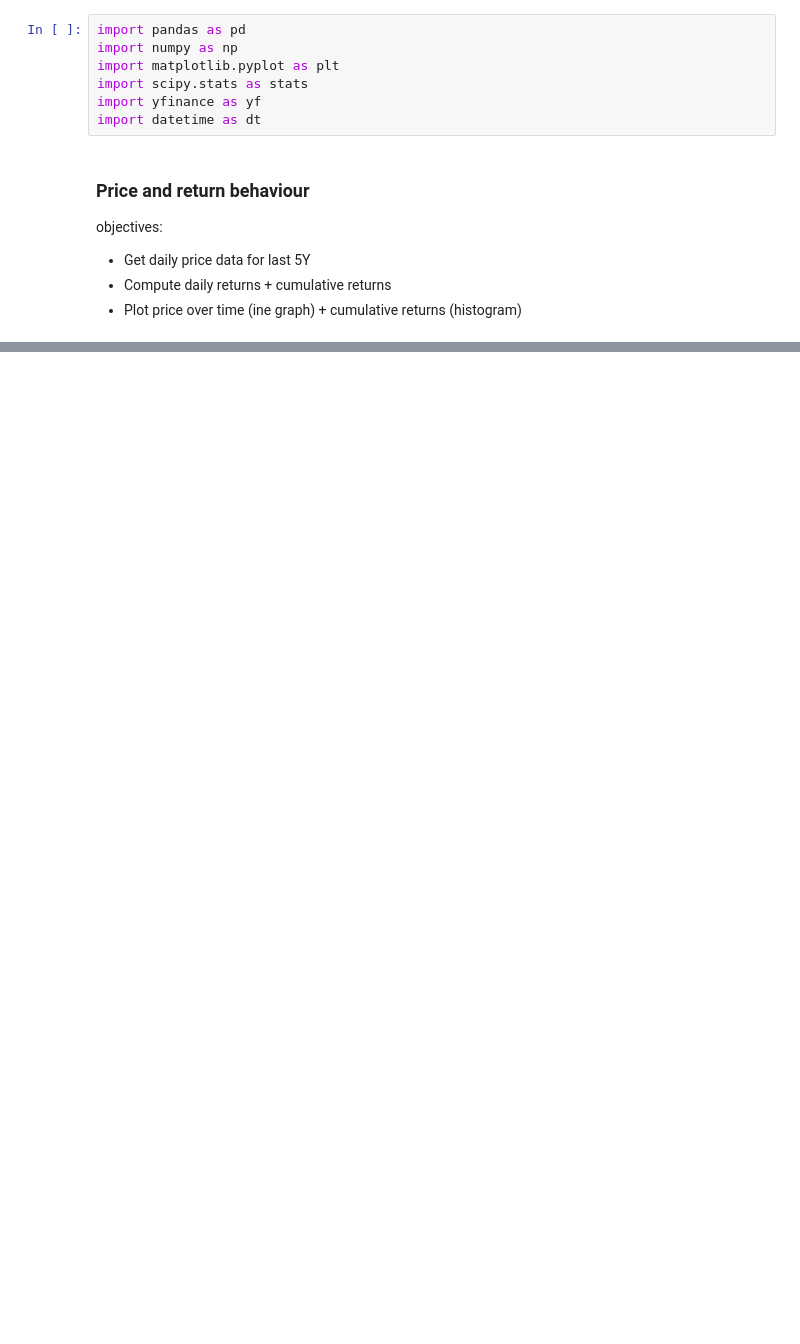
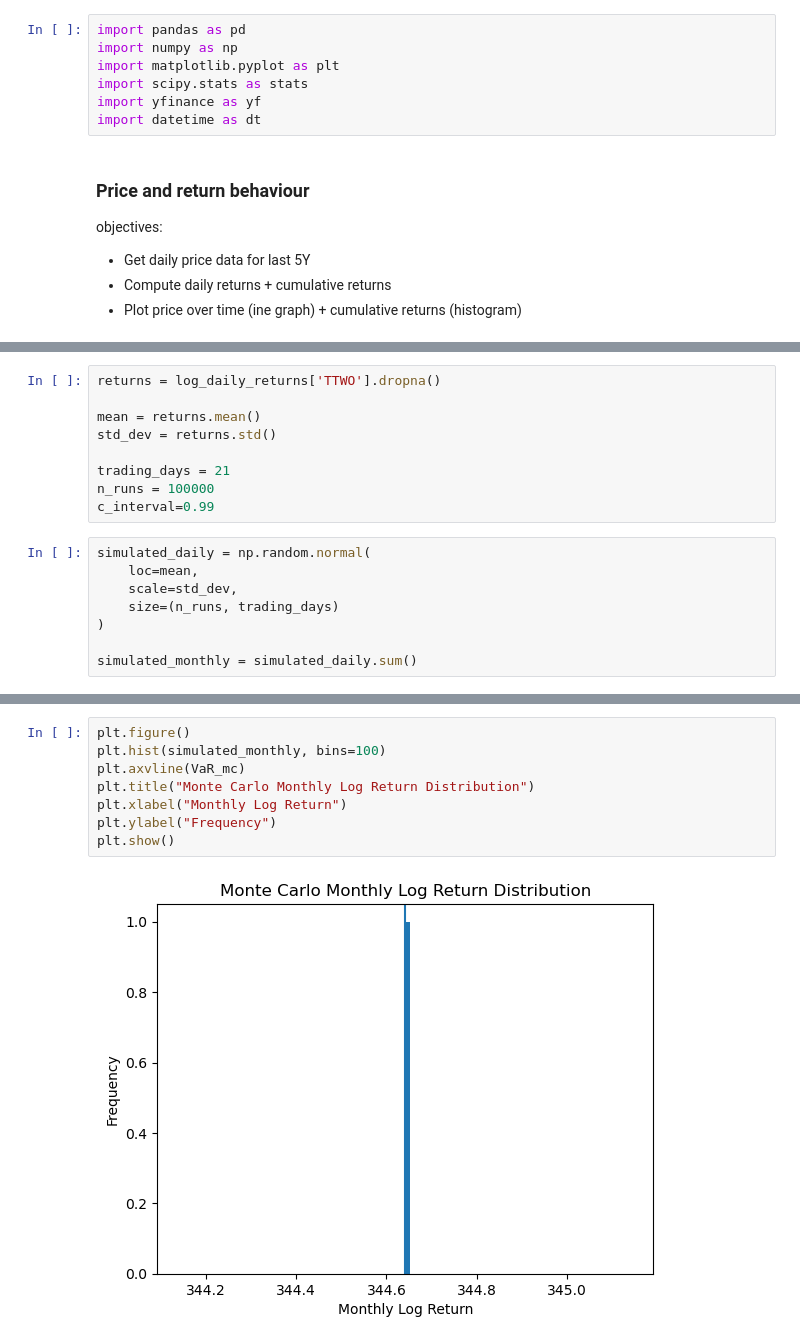
Before and after one commit to auppal1/TTWO-Stock-analysis, a Jupyter notebook: TTWO_analysis.ipynb, the cells around one changed output, grey strips where cells are left out. Cells and saved outputs as stored; diff of their text form; blank space fills up the shorter version.

```diff
--- a/TTWO_analysis.ipynb
+++ b/TTWO_analysis.ipynb
@@ -94,0 +172,17 @@ log_daily_returns.sort_values('TTWO', ascending=False)
+# %%
+returns = log_daily_returns['TTWO'].dropna()
+
+mean = returns.mean()
+std_dev = returns.std()
+
+trading_days = 21
+n_runs = 100000
+c_interval=0.99
+# %%
+simulated_daily = np.random.normal(
+    loc=mean,
+    scale=std_dev,
+    size=(n_runs, trading_days)
+)
+
+simulated_monthly = simulated_daily.sum()
@@ -94,0 +201,10 @@ log_daily_returns.sort_values('TTWO', ascending=False)
+# %%
+plt.figure()
+plt.hist(simulated_monthly, bins=100)
+plt.axvline(VaR_mc)
+plt.title("Monte Carlo Monthly Log Return Distribution")
+plt.xlabel("Monthly Log Return")
+plt.ylabel("Frequency")
+plt.show()
+# %% [output]
+[figure, added]
```
Also changed, not shown: parts of 16 cells of this notebook.
